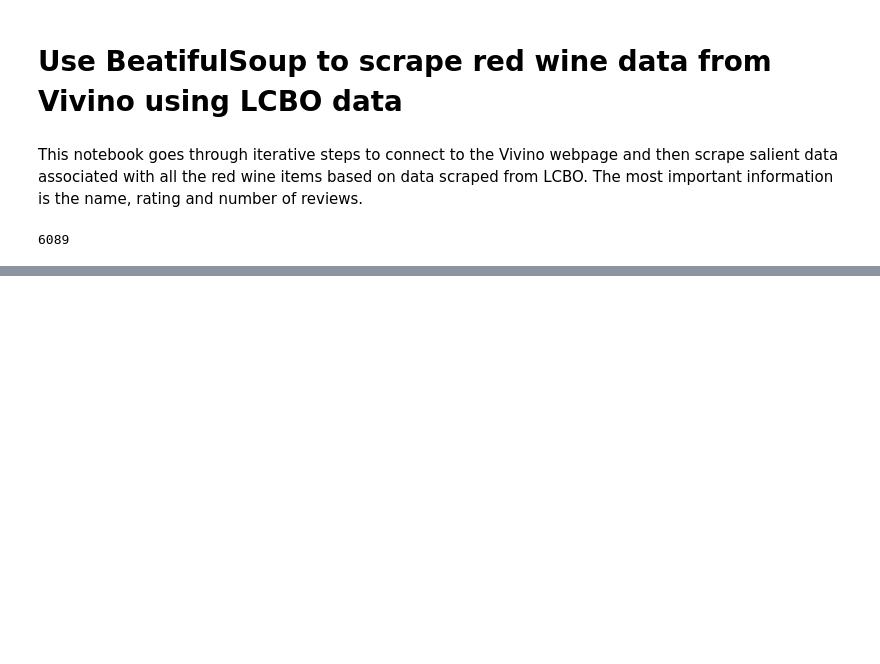
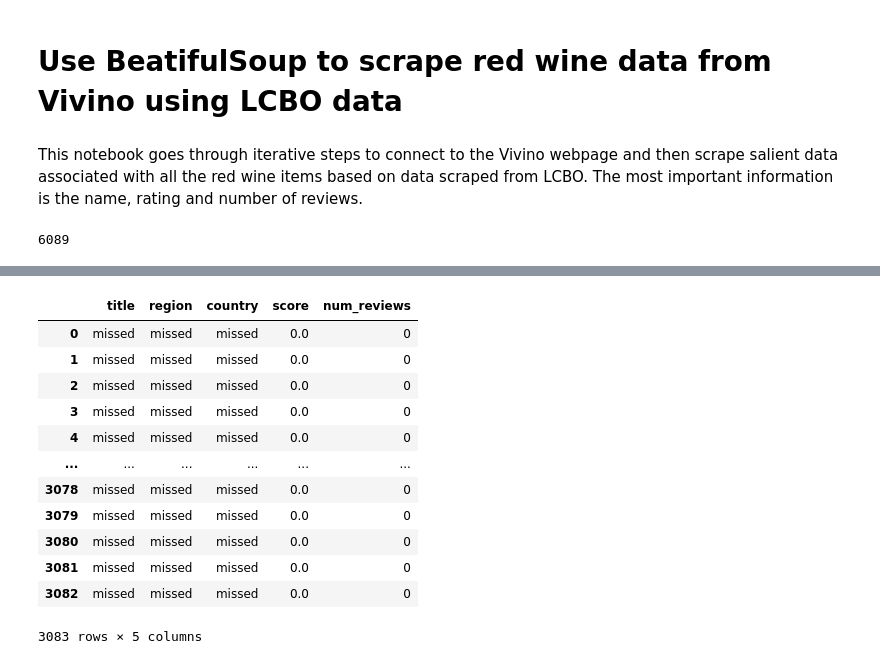
Before and after one commit to supasham/NYCDSA-WebscrapingProject, a Jupyter notebook: Vivino using BeautifulSoup.ipynb, the cells around one changed output, grey strips where cells are left out. Drawn from its saved outputs; the diff is of its cells as text; code cells hidden in the pictures; blank space fills up the shorter version.

```diff
--- a/Vivino using BeautifulSoup.ipynb
+++ b/Vivino using BeautifulSoup.ipynb
@@ -83,0 +102,16 @@ Finished bottle 2 of 2
+# %%
+dfm
+# %% [output]
+|  | title | region | country | score | num_reviews |
+| 0 | missed | missed | missed | 0.0 | 0 |
+| 1 | missed | missed | missed | 0.0 | 0 |
+| 2 | missed | missed | missed | 0.0 | 0 |
+| 3 | missed | missed | missed | 0.0 | 0 |
+| 4 | missed | missed | missed | 0.0 | 0 |
+| ... | ... | ... | ... | ... | ... |
+| 3078 | missed | missed | missed | 0.0 | 0 |
+| 3079 | missed | missed | missed | 0.0 | 0 |
+| 3080 | missed | missed | missed | 0.0 | 0 |
+| 3081 | missed | missed | missed | 0.0 | 0 |
+| 3082 | missed | missed | missed | 0.0 | 0 |
+3083 rows × 5 columns
```
Also changed, not shown: parts of 18 cells of this notebook, 3 other files.
